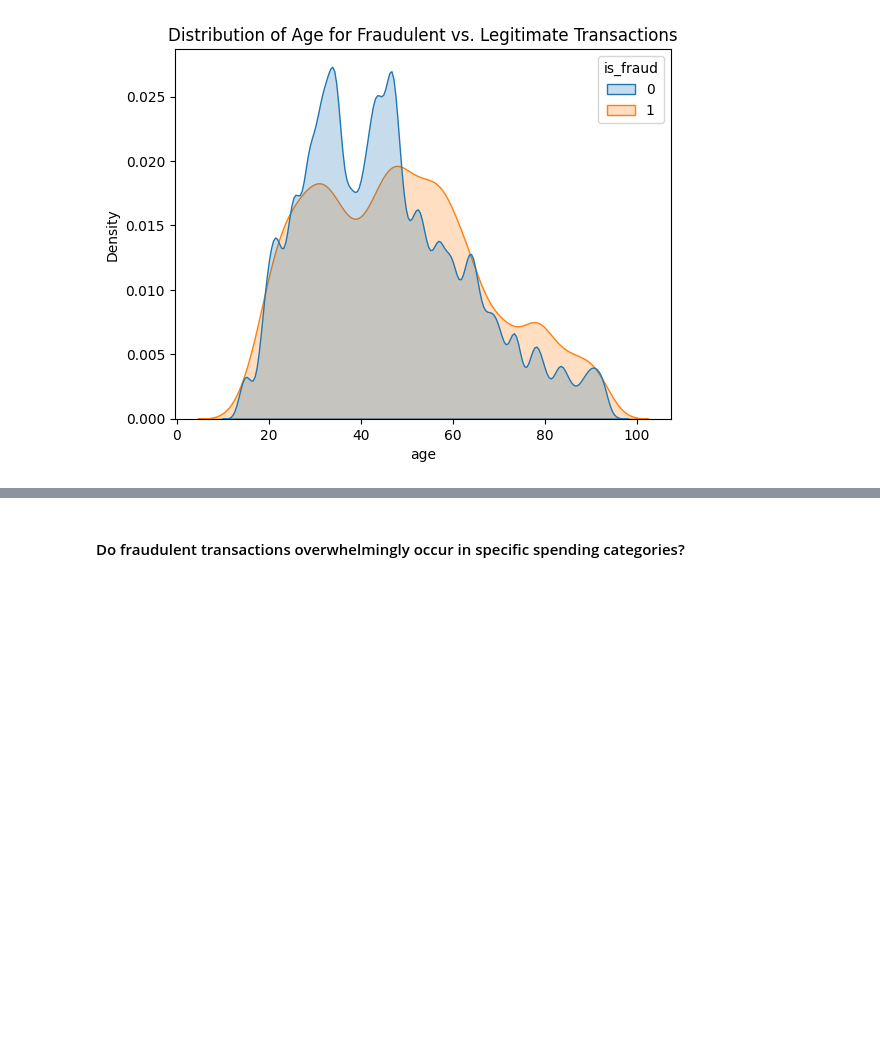
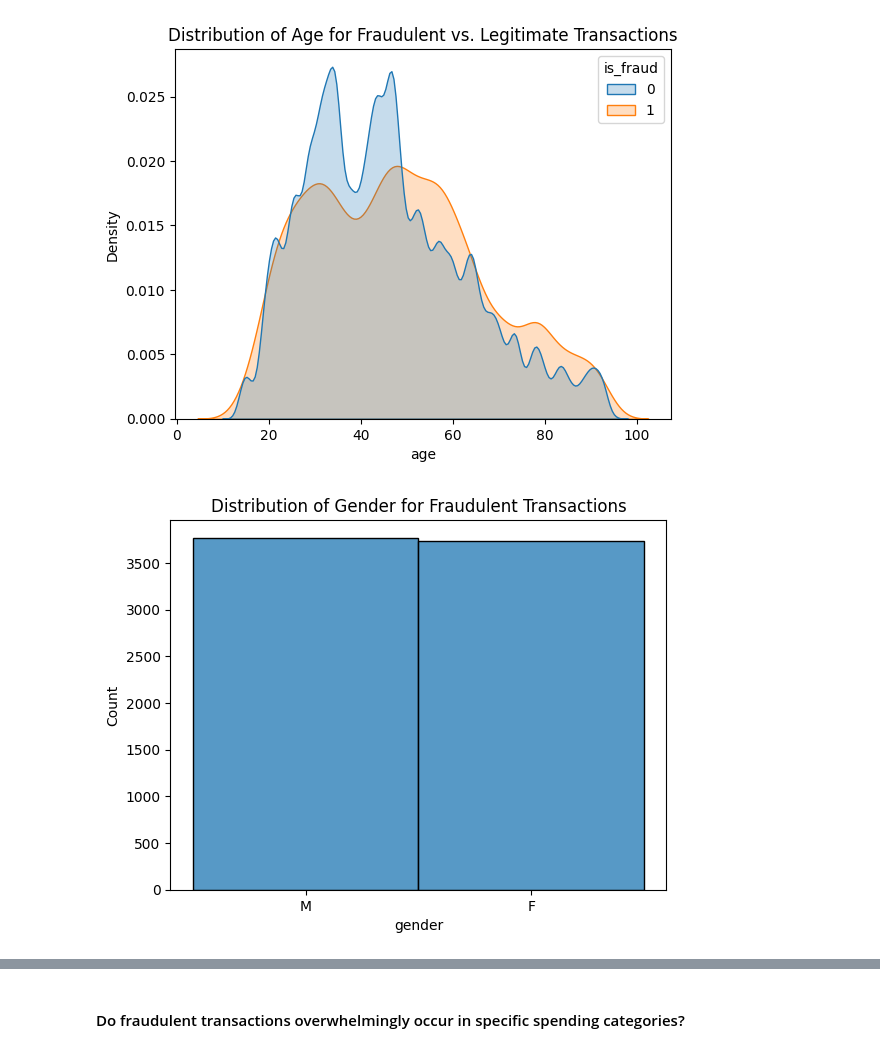
Before and after one commit to Clarkey33/fraud-detection-mlops-pipeline, a Jupyter notebook: notebooks/01-initial-eda.ipynb, the cells around one changed output, grey strips where cells are left out. Saved outputs shown, nothing was run; the diff lists cells and outputs as text; code cells hidden in the pictures; blank space fills up the shorter version.

Commit message:
"eda: explored fraud trends with demographics and location"

```diff
--- a/notebooks/01-initial-eda.ipynb
+++ b/notebooks/01-initial-eda.ipynb
@@ -269,3 +269,9 @@ plt.title('Distribution of Age for Fraudulent vs. Legitimate Transactions')
 plt.show()
 # %% [output]
 [figure]
+# %%
+sns.histplot(data=fradulent, x='gender')
+plt.title('Distribution of Gender for Fraudulent Transactions')
+plt.show()
+# %% [output]
+[figure, added]
```
Also changed, not shown: parts of 20 cells of this notebook.
